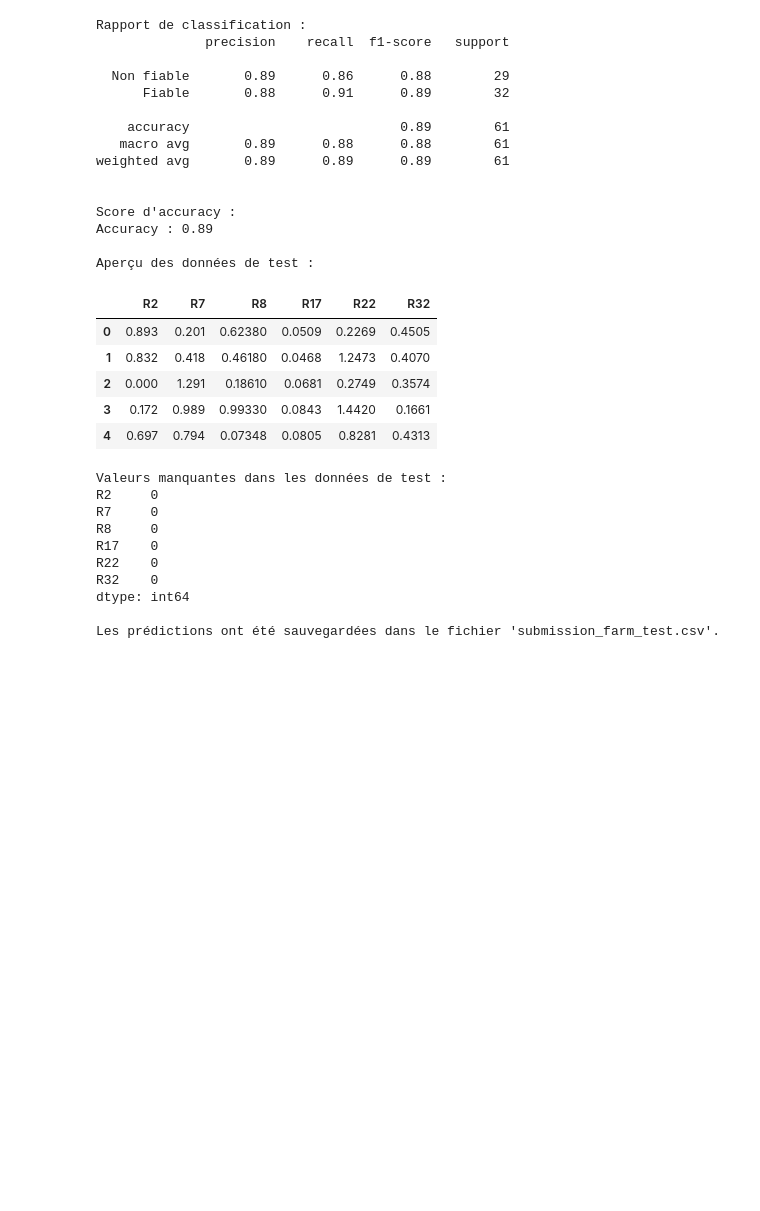
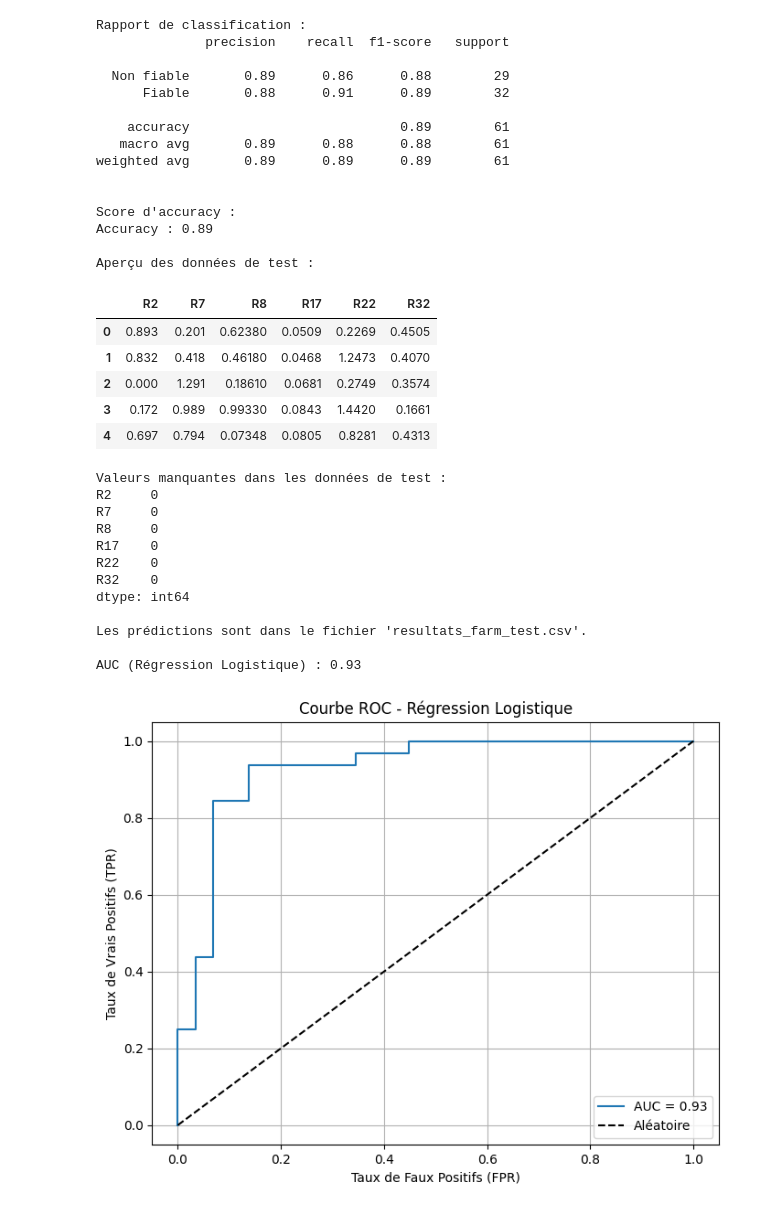
Before and after one commit to ilyaselb34/kaggleLIGAM, a Jupyter notebook: apprentissage/RegressionLogistique.ipynb, the cells around one changed output. Cells and saved outputs as stored; diff of their text form; code cells hidden in the pictures; blank space fills up the shorter version.

Commit message:
Courbe ROC Régression Logistique
- Ajout de la courbe ROC avec une AUC a 0,93
- Ajout des résultats de prédiction

```diff
--- a/apprentissage/RegressionLogistique.ipynb
+++ b/apprentissage/RegressionLogistique.ipynb
@@ -4,7 +4,7 @@ import numpy as np
 from sklearn.model_selection import train_test_split
 from sklearn.preprocessing import StandardScaler
 from sklearn.linear_model import LogisticRegression
-from sklearn.metrics import classification_report, confusion_matrix, accuracy_score
+from sklearn.metrics import classification_report, confusion_matrix, accuracy_score, roc_auc_score, roc_curve, auc
 import seaborn as sns
 import matplotlib.pyplot as plt
 
@@ -12,16 +12,20 @@ train_data = pd.read_csv('farms_train.csv', delimiter=';', decimal=',')
 
 print("Aperçu des données d'entraînement :")
 display(train_data.head())
+
 print("\nValeurs manquantes :")
 print(train_data.isnull().sum())
 
 train_data = train_data.dropna()
+
 print("\nValeurs manquantes après suppression :")
 print(train_data.isnull().sum())
 
 # Séparer les variables explicatives (X) et la cible (y)
-X = train_data.drop(columns=['DIFF'])
-y = train_data['DIFF']
+X = train_data.drop(columns=['DIFF'])  # Supprimer la colonne cible
+y = train_data['DIFF']                # Colonne cible
+
+
 print(f"\nDimensions des données : X = {X.shape}, y = {y.shape}")
 
 X_train, X_val, y_train, y_val = train_test_split(X, y, test_size=0.2, random_state=42, stratify=y)
@@ -30,9 +34,15 @@ X_train, X_val, y_train, y_val = train_test_split(X, y, test_size=0.2, random_st
 scaler = StandardScaler()
 X_train = scaler.fit_transform(X_train)
 X_val = scaler.transform(X_val)
+
+# Initialiser le modèle de régression logistique et l'entrainer
 log_reg = LogisticRegression()
 log_reg.fit(X_train, y_train)
+
+# prédictions sur l'ensemble de validation
 y_pred = log_reg.predict(X_val)
+
+
 
 # Évaluer le modèle
 print("\nMatrice de confusion :")
@@ -45,26 +55,42 @@ plt.show()
 
 print("\nRapport de classification :")
 print(classification_report(y_val, y_pred, target_names=["Non fiable", "Fiable"]))
+
 print("\nScore d'accuracy :")
 print(f"Accuracy : {accuracy_score(y_val, y_pred):.2f}")
+
 
 farm_test = pd.read_csv('farms_test.csv', delimiter=';', decimal=',')
 
 print("\nAperçu des données de test :")
 display(farm_test.head())
+
 print("\nValeurs manquantes dans les données de test :")
 print(farm_test.isnull().sum())
 
 # Normaliser les données de test avec le même scaler
 farm_test_scaled = scaler.transform(farm_test)
-# Faire des prédictions sur les données de test
 farm_test_predictions = log_reg.predict(farm_test_scaled)
 farm_test['DIFF_Predicted'] = farm_test_predictions
-farm_test[['DIFF_Predicted']].to_csv('submission_farm_test.csv', index=False)
-
-print("\nLes prédictions sont dans le fichier 'submission_farm_test.csv'.")
+farm_test[['DIFF_Predicted']].to_csv('resultats_test.csv', index=False)
+print("\nLes prédictions sont dans le fichier 'resultats_farm_test.csv'.")
 
 # Par défaut, les algorithmes classent en fonction d'un seuil de probabilité de 0.5. Pour minimiser les faux positifs, il faut augmenter ce seuil.
+
+#
+y_pred_prob = log_reg.predict_proba(X_val)[:, 1]
+auc_score = roc_auc_score(y_val, y_pred_prob)
+print(f"\nAUC (Régression Logistique) : {auc_score:.2f}")
+fpr, tpr, thresholds = roc_curve(y_val, y_pred_prob)
+
+plt.figure(figsize=(8, 6))
+plt.plot(fpr, tpr, label=f'AUC = {auc_score:.2f}')
+plt.plot([0, 1], [0, 1], 'k--', label='Aléatoire')
+plt.xlabel("Taux de Faux Positifs (FPR)")
+plt.ylabel("Taux de Vrais Positifs (TPR)")
+plt.title("Courbe ROC - Régression Logistique")
+plt.legend(loc="lower right")
+plt.grid()
 # %% [output]
 Aperçu des données d'entraînement :
 |  | DIFF | R2 | R7 | R8 | R17 | R22 | R32 |
@@ -94,31 +120,34 @@ Matrice de confusion :
 Rapport de classification :
               precision    recall  f1-score   support
 
   Non fiable       0.89      0.86      0.88        29
       Fiable       0.88      0.91      0.89        32
 
     accuracy                           0.89        61
    macro avg       0.89      0.88      0.88        61
 weighted avg       0.89      0.89      0.89        61
 
 
 Score d'accuracy :
 Accuracy : 0.89
 
 Aperçu des données de test :
 |  | R2 | R7 | R8 | R17 | R22 | R32 |
 | 0 | 0.893 | 0.201 | 0.62380 | 0.0509 | 0.2269 | 0.4505 |
 | 1 | 0.832 | 0.418 | 0.46180 | 0.0468 | 1.2473 | 0.4070 |
 | 2 | 0.000 | 1.291 | 0.18610 | 0.0681 | 0.2749 | 0.3574 |
 | 3 | 0.172 | 0.989 | 0.99330 | 0.0843 | 1.4420 | 0.1661 |
 | 4 | 0.697 | 0.794 | 0.07348 | 0.0805 | 0.8281 | 0.4313 |
 Valeurs manquantes dans les données de test :
 R2     0
 R7     0
 R8     0
 R17    0
 R22    0
 R32    0
 dtype: int64
 
-Les prédictions ont été sauvegardées dans le fichier 'submission_farm_test.csv'.
+Les prédictions sont dans le fichier 'resultats_farm_test.csv'.
+
+AUC (Régression Logistique) : 0.93
+[figure, added]
```
Also changed, not shown: 1 other file.
